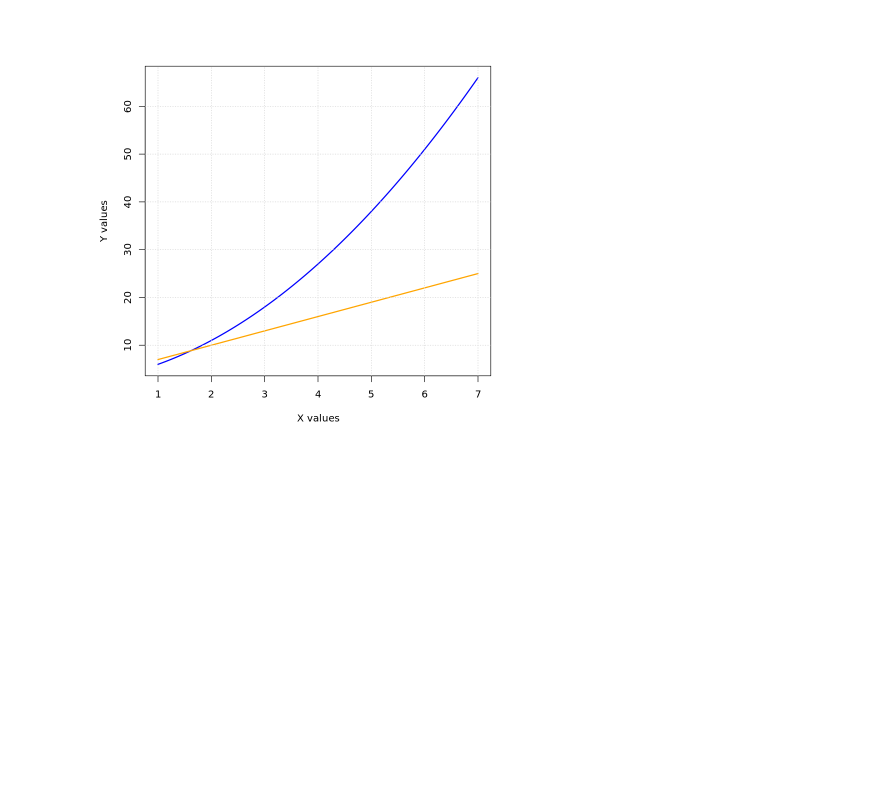
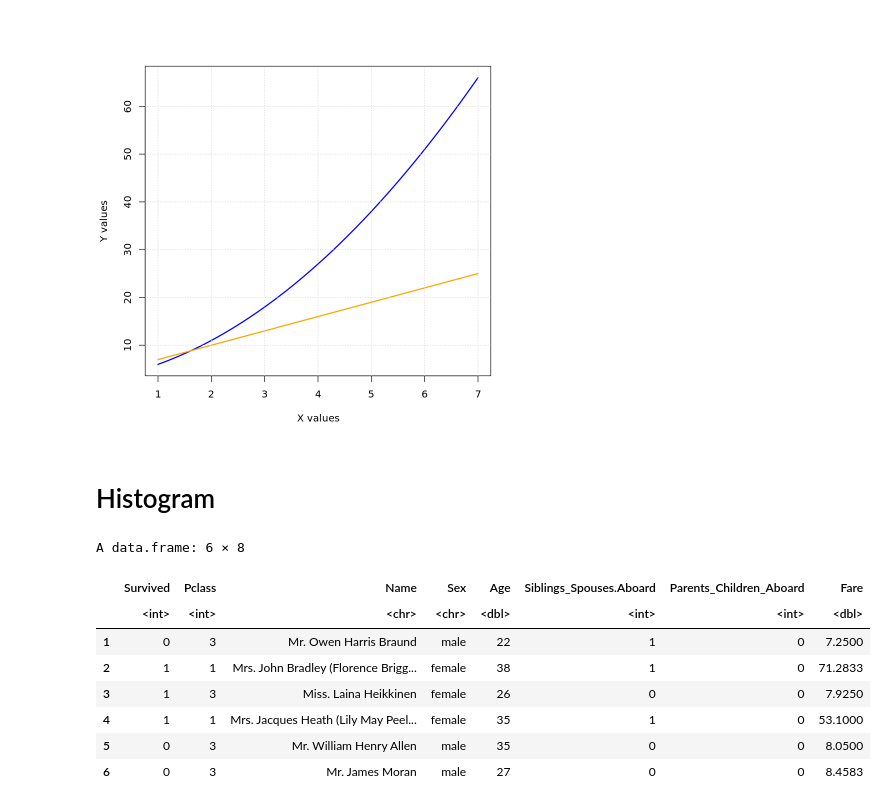
Before and after one commit to oscarm524/R_Programming, a Jupyter notebook: Data_Visualization/Data_Visualization.ipynb, the cells around one changed output. Cells and saved outputs as stored; diff of their text form; code cells hidden in the pictures; blank space fills up the shorter version.

```diff
--- a/Data_Visualization/Data_Visualization.ipynb
+++ b/Data_Visualization/Data_Visualization.ipynb
@@ -21,3 +21,19 @@ grid()
 # dev.off()
 # %% [output]
 [figure]
+# %% [markdown]
+# Histogram
+# %%
+## Reading titanic datafile
+titanic = read.csv(file = 'titanic.csv', header = TRUE)
+head(titanic)
+# %% [output]
+A data.frame: 6 × 8
+|  | Survived | Pclass | Name | Sex | Age | Siblings_Spouses.Aboard | Parents_Children_Aboard | Fare |
+|  | <int> | <int> | <chr> | <chr> | <dbl> | <int> | <int> | <dbl> |
+| 1 | 0 | 3 | Mr. Owen Harris Braund | male | 22 | 1 | 0 | 7.2500 |
+| 2 | 1 | 1 | Mrs. John Bradley (Florence Brigg... | female | 38 | 1 | 0 | 71.2833 |
+| 3 | 1 | 3 | Miss. Laina Heikkinen | female | 26 | 0 | 0 | 7.9250 |
+| 4 | 1 | 1 | Mrs. Jacques Heath (Lily May Peel... | female | 35 | 1 | 0 | 53.1000 |
+| 5 | 0 | 3 | Mr. William Henry Allen | male | 35 | 0 | 0 | 8.0500 |
+| 6 | 0 | 3 | Mr. James Moran | male | 27 | 0 | 0 | 8.4583 |
```
Also changed, not shown: parts of 1 cell of this notebook.
